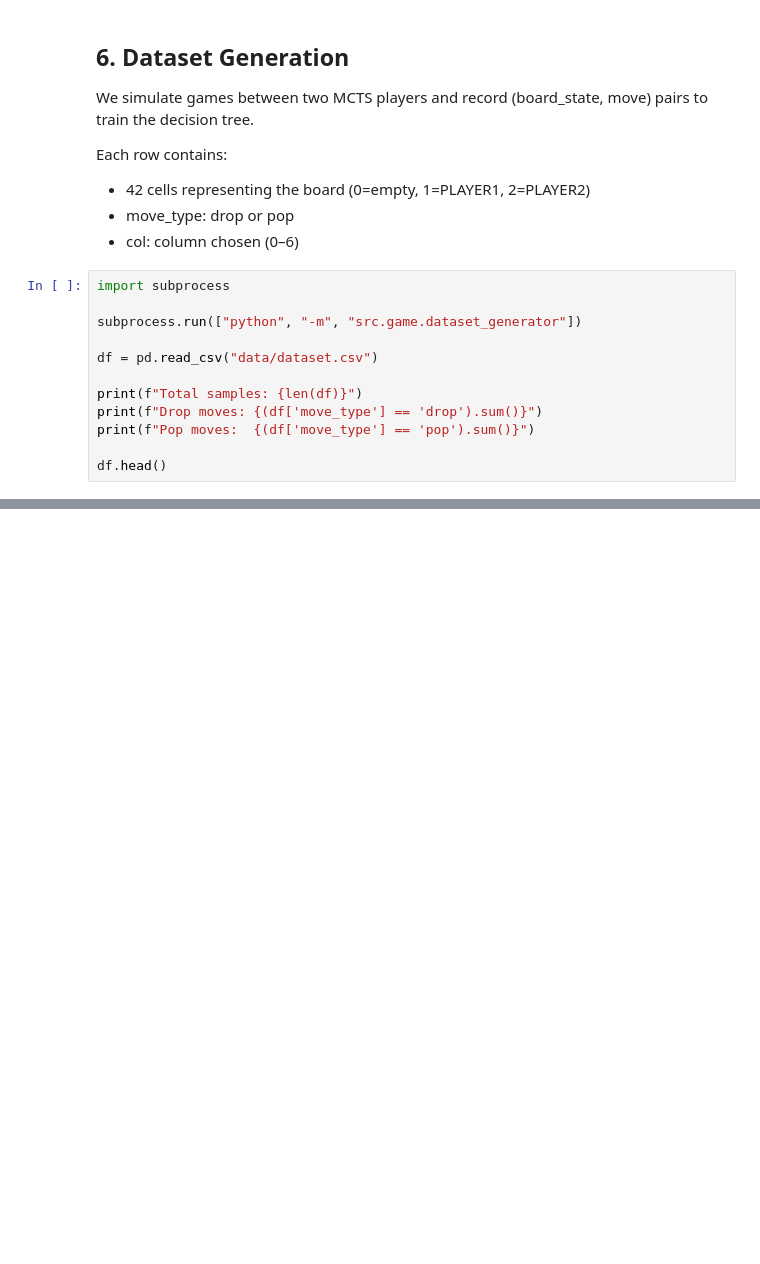
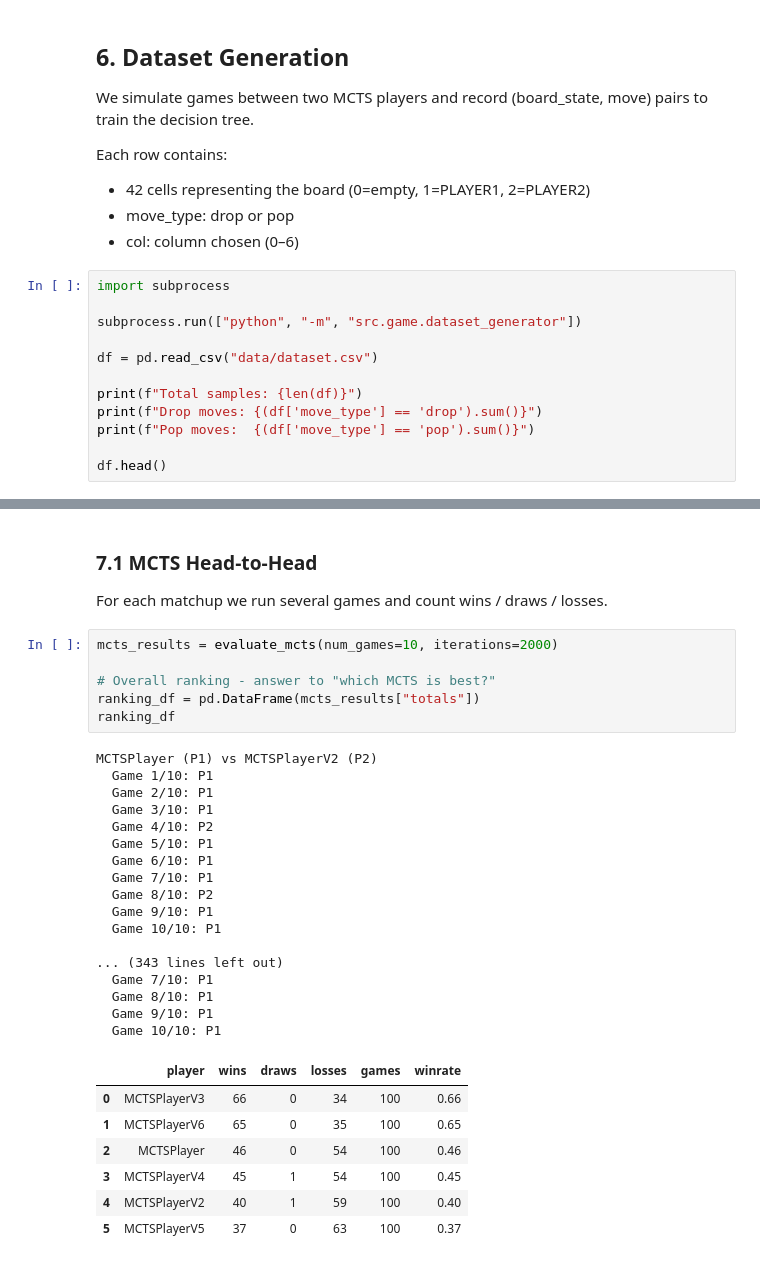
Before and after one commit to imorlxs/popout, a Jupyter notebook: notebook.ipynb, the cells around one changed output, grey strips where cells are left out. Saved outputs shown, nothing was run; the diff lists cells and outputs as text; blank space fills up the shorter version.

```diff
--- a/notebook.ipynb
+++ b/notebook.ipynb
@@ -132,0 +187,35 @@ df.head()
+# %% [markdown]
+### 7.1 MCTS Head-to-Head
+
+For each matchup we run several games and count wins / draws / losses.
+# %%
+mcts_results = evaluate_mcts(num_games=10, iterations=2000)
+
+# Overall ranking - answer to "which MCTS is best?"
+ranking_df = pd.DataFrame(mcts_results["totals"])
+ranking_df
+# %% [output]
+MCTSPlayer (P1) vs MCTSPlayerV2 (P2)
+  Game 1/10: P1
+  Game 2/10: P1
+  Game 3/10: P1
+  Game 4/10: P2
+  Game 5/10: P1
+  Game 6/10: P1
+  Game 7/10: P1
+  Game 8/10: P2
+  Game 9/10: P1
+  Game 10/10: P1
+
+... (343 lines left out)
+  Game 7/10: P1
+  Game 8/10: P1
+  Game 9/10: P1
+  Game 10/10: P1
+|  | player | wins | draws | losses | games | winrate |
+| 0 | MCTSPlayerV3 | 66 | 0 | 34 | 100 | 0.66 |
+| 1 | MCTSPlayerV6 | 65 | 0 | 35 | 100 | 0.65 |
+| 2 | MCTSPlayer | 46 | 0 | 54 | 100 | 0.46 |
+| 3 | MCTSPlayerV4 | 45 | 1 | 54 | 100 | 0.45 |
+| 4 | MCTSPlayerV2 | 40 | 1 | 59 | 100 | 0.40 |
+| 5 | MCTSPlayerV5 | 37 | 0 | 63 | 100 | 0.37 |
```
Also changed, not shown: parts of 16 cells of this notebook, 2 other files.
